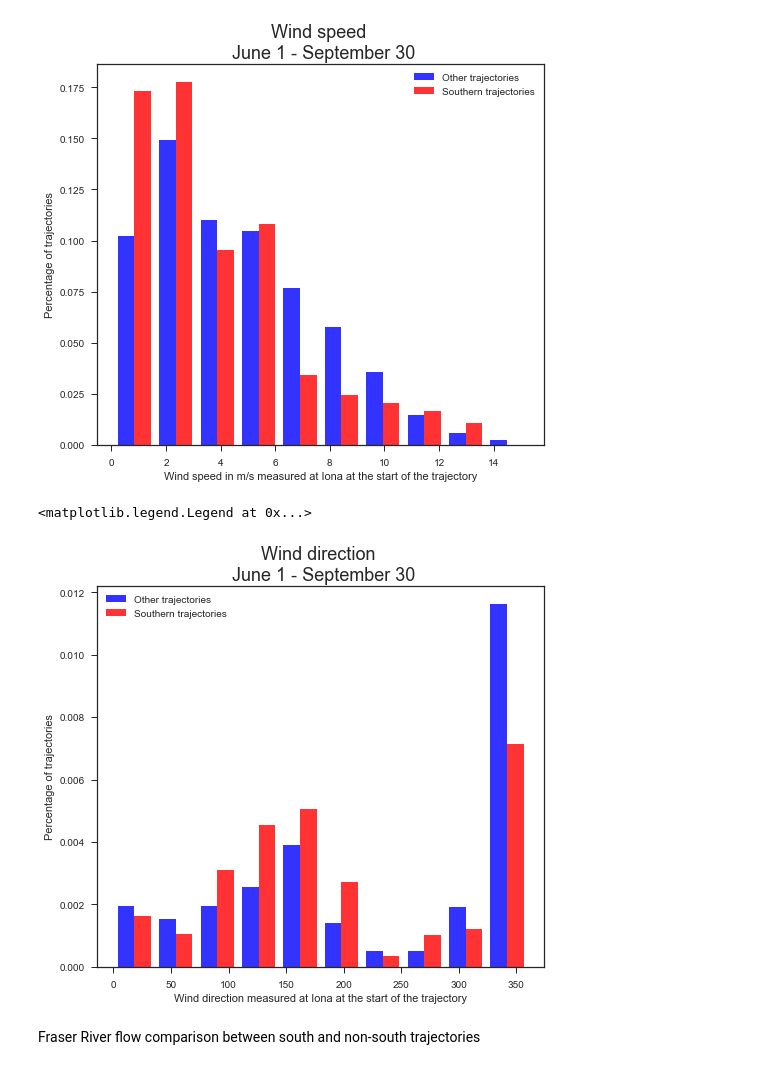
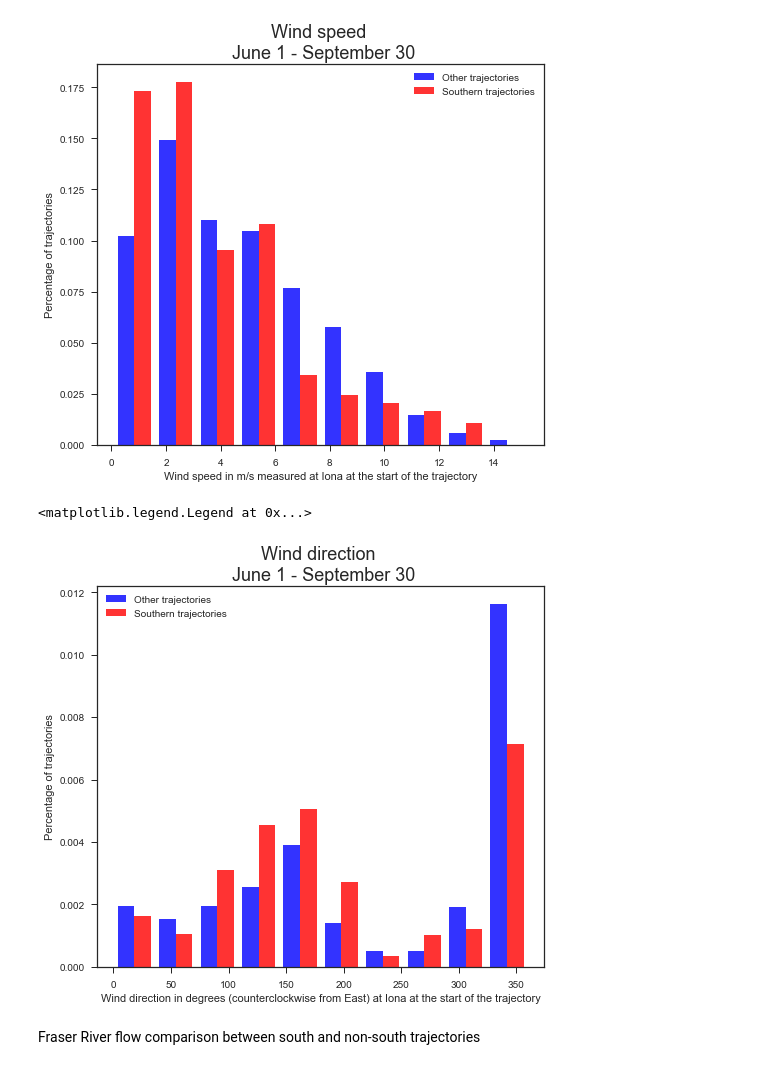
Before and after one commit to SalishSeaCast/analysis-giorgio-2, a Jupyter notebook: revised_notebooks/3analysis_plots/winds_river_histograms.ipynb, the cells around one changed output. Saved outputs shown, nothing was run; the diff lists cells and outputs as text; code cells hidden in the pictures.

```diff
--- a/revised_notebooks/3analysis_plots/winds_river_histograms.ipynb
+++ b/revised_notebooks/3analysis_plots/winds_river_histograms.ipynb
@@ -515,34 +515,34 @@ for i in range (2):
 # %%
 fig, axs = plt.subplots(1,1, figsize = (8,7))
 
 labels = ('Other trajectories', 'Southern trajectories')
 
 groups = [control_group, study_group]
 
 colors = ['b','r']
 
 
 
 
 
 axs.hist(
         groups,
         color= colors,
         alpha=0.8,
         normed = True,
         label = labels,
         )
 
 axs.set_ylabel ("Percentage of trajectories")
-axs.set_xlabel ("Wind direction measured at Iona at the start of the trajectory")
+axs.set_xlabel ("Wind direction in degrees (counterclockwise from East) at Iona at the start of the trajectory")
 
 axs.set_title ('Wind direction \n June 1 - September 30', size = 18)
 
 
 plt.legend()
 # %% [output]
 <matplotlib.legend.Legend at 0x...>
-[figure, old version]
+[figure, new version]
 # %% [markdown]
 Fraser River flow comparison between south and non-south trajectories
 # %%
```
Also changed, not shown: parts of 2 cells of this notebook.
